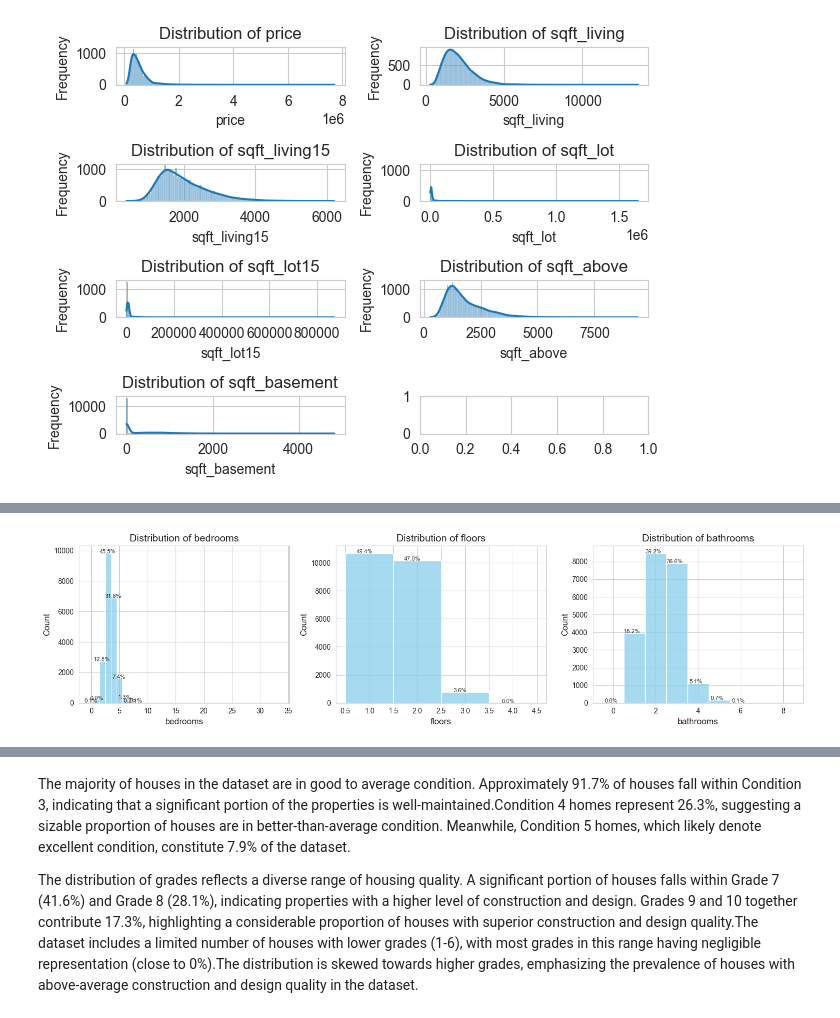
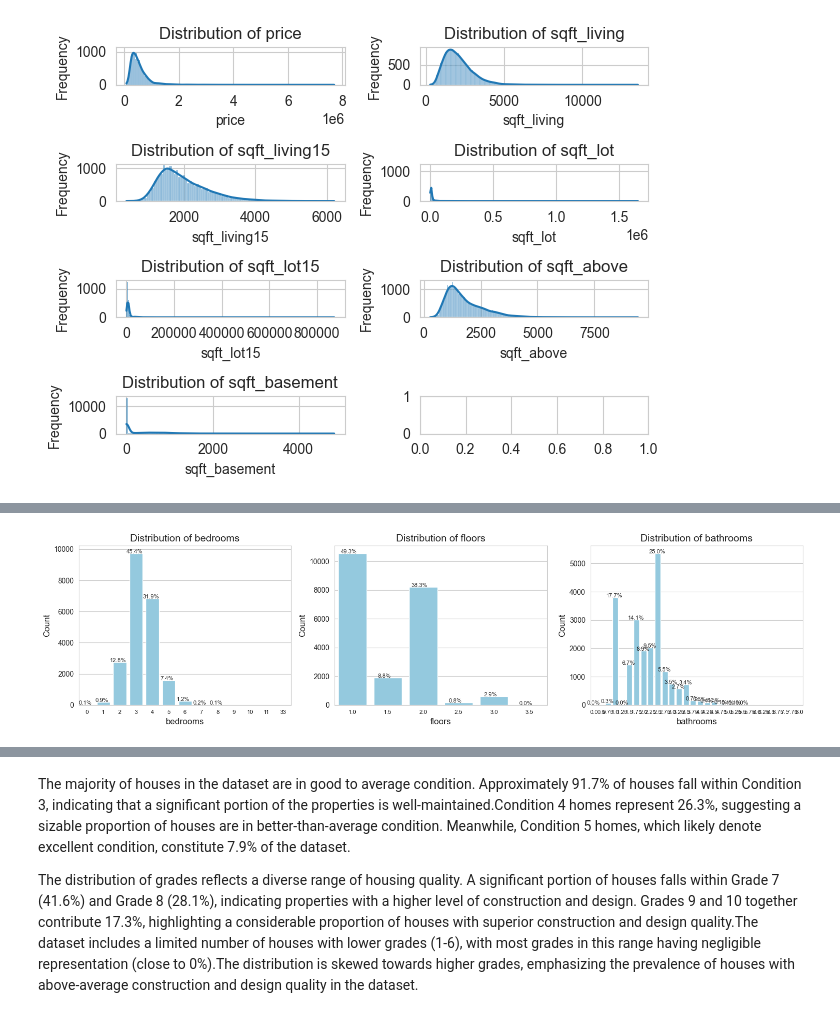
Before and after one commit to gizemguleli/RR_Project-Housing-Price-Dynamics-in-King-Cunty-WA, a Jupyter notebook: V1.ipynb, the cells around one changed output, grey strips where cells are left out. Saved outputs shown, nothing was run; the diff lists cells and outputs as text; code cells hidden in the pictures.

Commit message:
re structured data - organize codes according to new outline order

```diff
--- a/V1.ipynb
+++ b/V1.ipynb
@@ -144,0 +189,3 @@ house_data = df.dropna(subset=['sqft_above'])
+# %%
+# Remove rows with duplicate 'id' values
+house_data_unique = house_data.drop_duplicates(subset=['id'])
@@ -183,7 +298,7 @@ On visual inspection, the right-skewed/year non-normal distributions of these va
 fig, axes = plt.subplots(4, 2)
 
 for i, var in enumerate(cont_vars):
-    sns.histplot(data=house_data, x=var, kde=True, ax=axes[i // 2, i % 2])
+    sns.histplot(data=house_data_unique, x=var, kde=True, ax=axes[i // 2, i % 2])
     axes[i // 2, i % 2].set_title(f'Distribution of {var}')
     axes[i // 2, i % 2].set_xlabel(var)
     axes[i // 2, i % 2].set_ylabel('Frequency')
@@ -198,27 +331,30 @@ plt.show()
 # %%
 # Discrete Numeric Variables
 fig, axes = plt.subplots(1, 3, figsize=(15, 4))  # Adjusted figsize for better visualization
 
 for i, var in enumerate(disc_vars):
-    sns.histplot(data=house_data, x=var, kde=False, discrete=True, ax=axes[i], color='skyblue')  # Added color parameter for colorful plots
+    sns.countplot(data=house_data_unique, x=var, ax=axes[i], color='skyblue')  # Using countplot for separated bar graph
     axes[i].set_title(f'Distribution of {var}', fontsize=14)  # Increased title font size
 
     # Calculate percentage distribution
-    total = len(house_data[var])
+    total = len(house_data_unique[var])
     for p in axes[i].patches:
         percentage = 100 * p.get_height() / total
         if percentage < 0.03:  # Filter out percentages below 0.03% to make it readable
             continue
         label = '{:.1f}%'.format(percentage)
         x = p.get_x() + p.get_width() / 2 - 0.1
         y = p.get_y() + p.get_height()
         axes[i].annotate(label, (x, y), size=8, ha='center')
 
     axes[i].set_xlabel(var, fontsize=12)  # Increased x-axis label font size
     axes[i].set_ylabel('Count', fontsize=12)  # Increased y-axis label font size
 
+    # Decrease x-axis label font size
+    axes[i].tick_params(axis='x', labelsize=8)
+
 # Adjust layout
 plt.tight_layout()
 plt.show()
 # %% [output]
-[figure, old version]
+[figure, new version]
```
Also changed, not shown: parts of 29 cells of this notebook.
